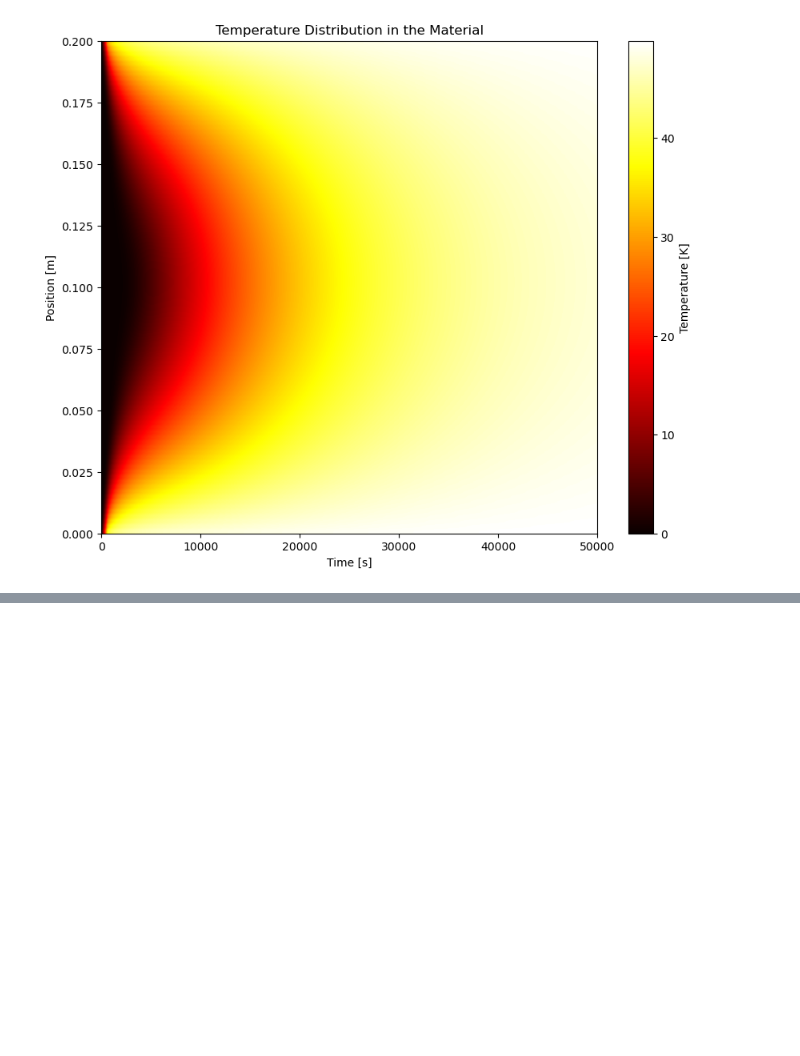
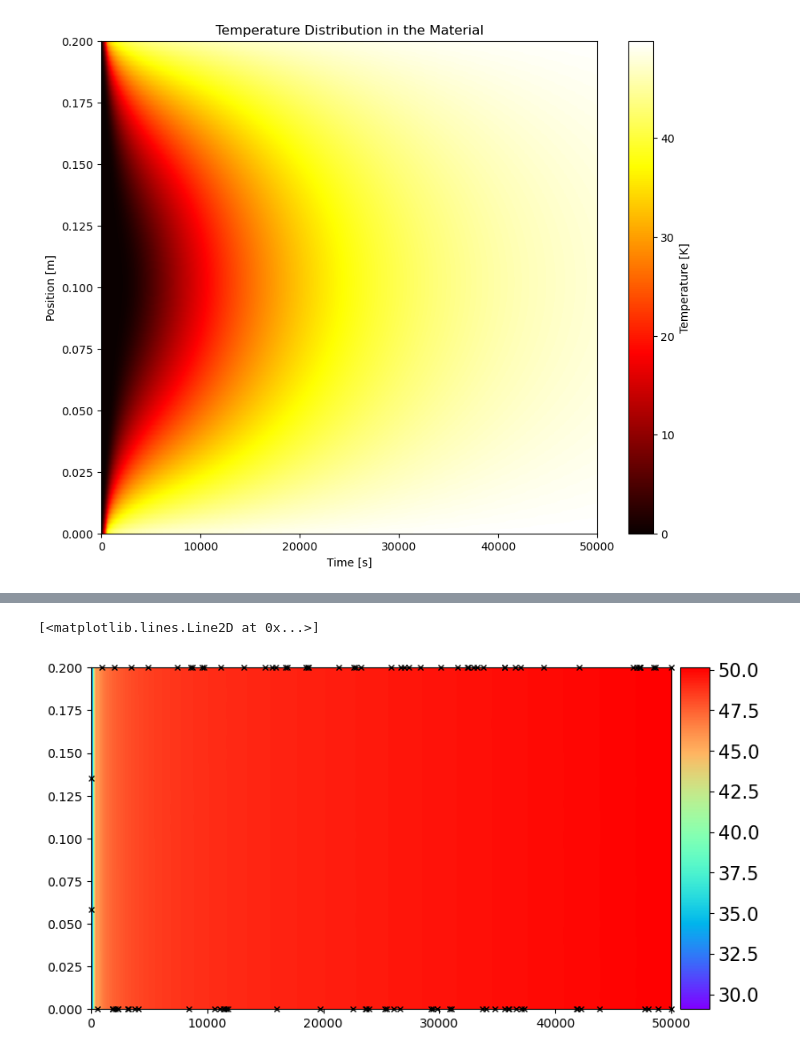
Before and after one commit to yskta/PINN_demo, a Jupyter notebook: demo_HeatTransferEquation/Practice/Practice.ipynb, the cells around one changed output, grey strips where cells are left out. Drawn from its saved outputs; the diff is of its cells as text; code cells hidden in the pictures; blank space fills up the shorter version.

```diff
--- a/demo_HeatTransferEquation/Practice/Practice.ipynb
+++ b/demo_HeatTransferEquation/Practice/Practice.ipynb
@@ -294,7 +294,7 @@ X_u_train = X_u_train[idx, :]
 u_train = u_train[idx,:]
 print(X_u_train.shape, u_train.shape, X_f_train.shape)
 # モデルのインスタンス化
-model = PhysicsInformedNN(X_u_train, u_train, X_f_train, layers, lb, ub, alpha, rho, cp, k, h1, h2, T_inf)
+model = PhysicsInformedNN(X_u_train, u_train, X_f_train, layers, lb, ub, alpha, rho, cp, K, h1, h2, T_inf)
 
 # モデルのトレーニング
 model.train()
@@ -310,25 +310,25 @@ U_pred = griddata(X_star, u_pred.flatten(), (X, T), method='cubic')
 Error = np.abs(u - U_pred)
 
 # 可視化
-# fig = plt.figure(figsize=(9, 5))
-# ax = fig.add_subplot(111)
+fig = plt.figure(figsize=(9, 5))
+ax = fig.add_subplot(111)
 
-# h = ax.imshow(U_pred.T, interpolation='nearest', cmap='rainbow',
-#               extent=[t.min(), t.max(), x.min(), x.max()],
-#               origin='lower', aspect='auto')
-# divider = make_axes_locatable(ax)
-# cax = divider.append_axes("right", size="5%", pad=0.10)
-# cbar = fig.colorbar(h, cax=cax)
-# cbar.ax.tick_params(labelsize=15)
+h = ax.imshow(U_pred.T, interpolation='nearest', cmap='rainbow',
+              extent=[t.min(), t.max(), x.min(), x.max()],
+              origin='lower', aspect='auto')
+divider = make_axes_locatable(ax)
+cax = divider.append_axes("right", size="5%", pad=0.10)
+cbar = fig.colorbar(h, cax=cax)
+cbar.ax.tick_params(labelsize=15)
 
-# ax.plot(
-#     X_u_train[:,1],
-#     X_u_train[:,0],
-#     'kx', label = 'Data (%d points)' % (u_train.shape[0]),
-#     markersize = 4,
-#     clip_on = False,
-#     alpha=1.0
-# )
+ax.plot(
+    X_u_train[:,1],
+    X_u_train[:,0],
+    'kx', label = 'Data (%d points)' % (u_train.shape[0]),
+    markersize = 4,
+    clip_on = False,
+    alpha=1.0
+)
 
 # line = np.linspace(x.min(), x.max(), 2)[:,None]
 # ax.plot(t[25]*np.ones((2,1)), line, 'w-', linewidth = 1)
@@ -371,0 +377,2 @@ Error u: 2.587906e-01
+[<matplotlib.lines.Line2D at 0x...>]
+[figure, added]
```
Also changed, not shown: parts of 4 cells of this notebook, 1 other file.
